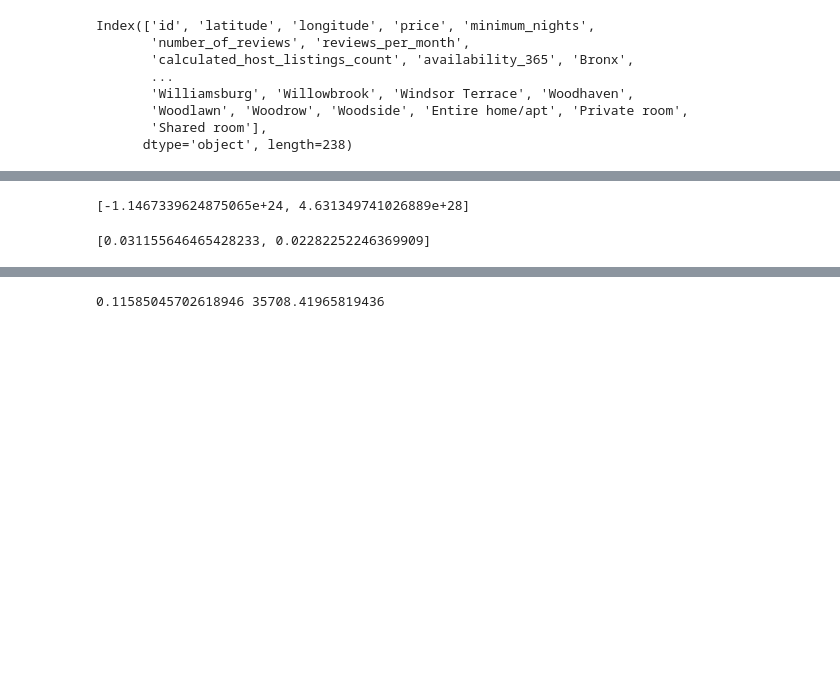
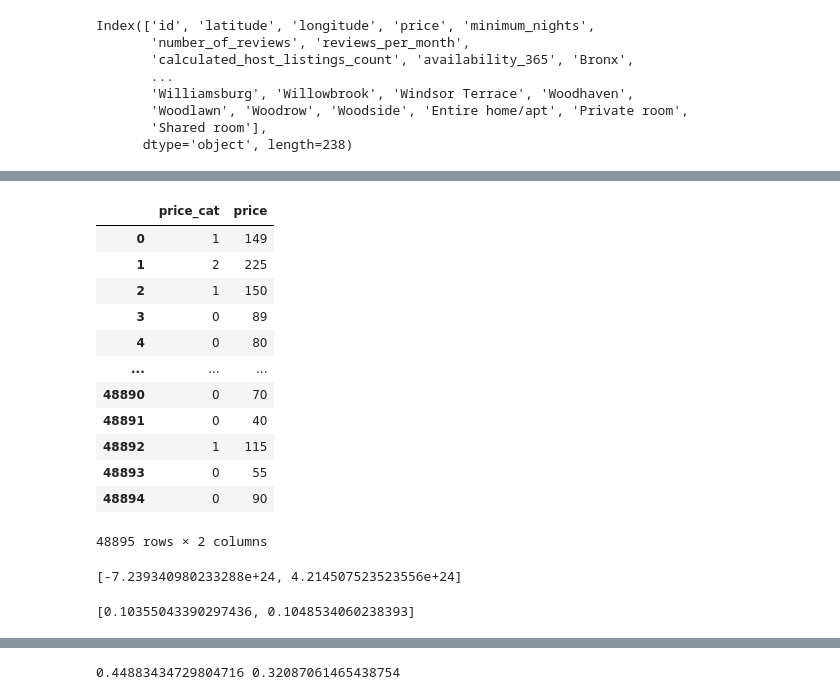
Before and after one commit to akniels/new_york_airbnb, a Jupyter notebook: Full_analysis.ipynb, the cells around one changed output, grey strips where cells are left out. Cells and saved outputs as stored; diff of their text form; code cells hidden in the pictures; blank space fills up the shorter version.

```diff
--- a/Full_analysis.ipynb
+++ b/Full_analysis.ipynb
@@ -141,6 +153,28 @@ Index(['id', 'latitude', 'longitude', 'price', 'minimum_nights',
+# %%
+con_one = df['price'] < 100
+con_two = df['price'] < 200
+con_three = df['price'] >= 200
+statements = [con_one, con_two, con_three]
+choices = [0,1,2]
+df['price_cat'] = np.select(statements, choices, default="")
+df[['price_cat', 'price']]
+# %% [output]
+|  | price_cat | price |
+| 0 | 1 | 149 |
+| 1 | 2 | 225 |
+| 2 | 1 | 150 |
+| 3 | 0 | 89 |
+| 4 | 0 | 80 |
+| ... | ... | ... |
+| 48890 | 0 | 70 |
+| 48891 | 0 | 40 |
+| 48892 | 1 | 115 |
+| 48893 | 0 | 55 |
+| 48894 | 0 | 90 |
+48895 rows × 2 columns
 # %%
-y = df['price']
-x = df.drop(['price'], axis=1)
+y = df['price_cat']
+x = df.drop(['price', 'price_cat'], axis=1)
 
 x_train, x_test, y_train, y_test = train_test_split(x,y,test_size=.3 , random_state=42)
 
@@ -155,9 +189,9 @@ r_score_train = r2_score(y_train, y_train_pred)
 
 print([r_score_test, MSE])
 # %% [output]
-[-1.1467339624875065e+24, 4.631349741026889e+28]
+[-7.239340980233288e+24, 4.214507523523556e+24]
 # %%
-y = df['price' ]
+y = df['price_cat' ]
 x = df[['latitude', 'longitude']]
 
 x_train, x_test, y_train, y_test = train_test_split(x,y,test_size=.3 , random_state=42)
@@ -173,7 +207,7 @@ r_score_train = r2_score(y_train, y_train_pred)
 
 print([r_score_test, r_score_train])
 # %% [output]
-[0.031155646465428233, 0.02282252246369909]
+[0.10355043390297436, 0.1048534060238393]
 # %%
 corr_matrix = df.corr()
 #corr_matrix['price'] = corr_matrix['price'].abs()
@@ -194,7 +228,7 @@ corr_matrix.sort_values(by=['price'], ascending = False)
 | Private room | 0.037707 | 0.004363 | 0.183613 | -0.240246 | -0.073837 | 0.017253 | 0.034861 | ... |
 238 rows × 238 columns
 # %%
-y = df['price' ]
+y = df['price_cat' ]
 x = df[['longitude', 'Private room', 'Entire home/apt', 'Manhattan']]
 
 x_train, x_test, y_train, y_test = train_test_split(x,y,test_size=.3 , random_state=42)
@@ -211,7 +245,7 @@ MSE = mean_squared_error(y_test, y_test_pred)
 
 print(r_score_test, MSE)
 # %% [output]
-0.11585045702618946 35708.41965819436
+0.44883434729804716 0.32087061465438754
 # %%
 x_train, x_test, y_train, y_test = train_test_split(x,y,test_size=.3 , random_state=42)
 
```
Also changed, not shown: parts of 10 cells of this notebook, 1 other file.
